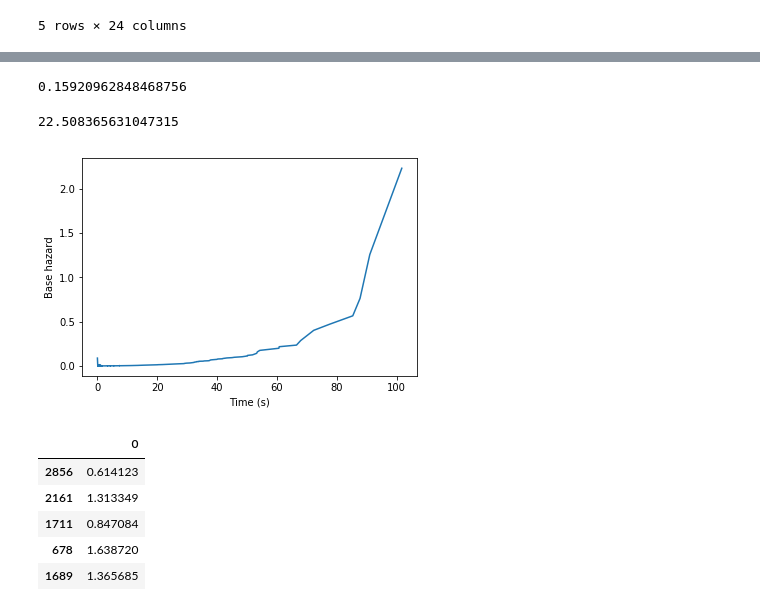
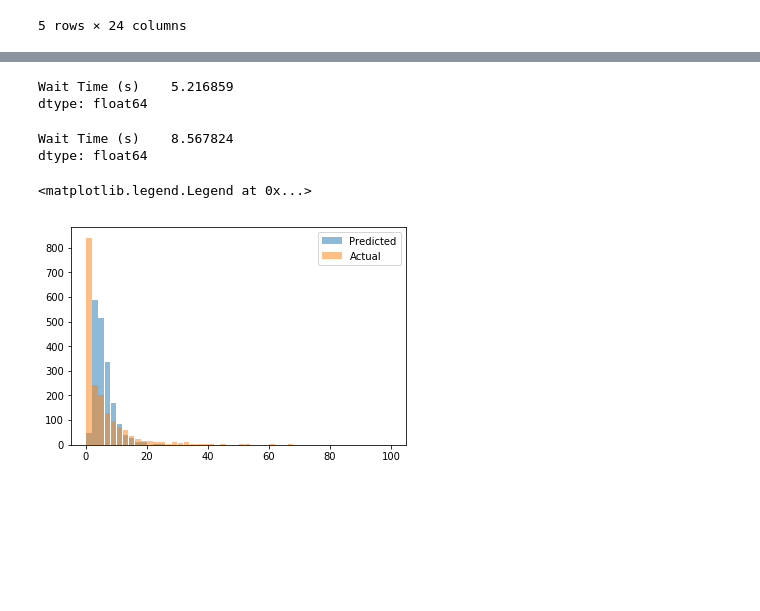
Before and after one commit to arashk1990/ProjectVR, a Jupyter notebook: models/cph.ipynb, the cells around one changed output, grey strips where cells are left out. Cells and saved outputs as stored; diff of their text form; code cells hidden in the pictures; blank space fills up the shorter version.

```diff
--- a/models/cph.ipynb
+++ b/models/cph.ipynb
@@ -43,3 +46,8 @@ numcars_0            0.18       1.19      0.07  2.45   0.01      6.13        0.0
 ---
 Concordance = 0.60
 Log-likelihood ratio test = 259.85 on 22 df, -log2(p)=138.90
+# %%
+prediction = pd.DataFrame(cph.predict_expectation(NCtrain))
+prediction.columns=['Wait Time (s)']
+AVG = pd.DataFrame(NCtrain['Wait Time (s)']).mean()
+print (AVG)
@@ -46,25 +69,30 @@ Log-likelihood ratio test = 259.85 on 22 df, -log2(p)=138.90
+# %%
+diff = abs(prediction-pd.DataFrame(NCtrain['Wait Time (s)'])).mean()
+#mean difference between predicted and actual wait time
+print (diff)
+# %% [output]
+Wait Time (s)    5.216859
+dtype: float64
+# %%
+RMSE = np.sqrt(np.mean((prediction-pd.DataFrame(NCtrain['Wait Time (s)']))**2))
+print (RMSE)
+# %% [output]
+Wait Time (s)    8.567824
+dtype: float64
+# %%
+plt.hist(prediction.values, alpha=0.5, bins = 50, rwidth=0.9, range = (0,100), label='Predicted')
+plt.hist(NCtrain['Wait Time (s)'], alpha=0.5, bins = 50, rwidth=0.9, range = (0,100),  label='Actual')
+plt.legend(loc='upper right')
+# %% [output]
+<matplotlib.legend.Legend at 0x...>
+[figure, added]
 # %%
-prediction = pd.DataFrame(cph.predict_expectation(NCtrain))
+prediction = pd.DataFrame(cph.predict_expectation(NCtest))
 prediction.columns=['Wait Time (s)']
-
-RSS = np.linalg.norm(prediction-pd.DataFrame(NCtrain['Wait Time (s)']))**2   #residual sum of squares
-AVG = pd.DataFrame(NCtrain['Wait Time (s)']).mean()
-TSS = np.linalg.norm(pd.DataFrame(NCtrain['Wait Time (s)'])-AVG)**2         #Total sum of square
+RSS = np.linalg.norm(prediction-pd.DataFrame(NCtest['Wait Time (s)']))**2   #residual sum of squares
+AVG = pd.DataFrame(NCtest['Wait Time (s)']).mean()
+TSS = np.linalg.norm(pd.DataFrame(NCtest['Wait Time (s)'])-AVG)**2         #Total sum of square
 
 R2 = 1-RSS/TSS                       #R squared
 
 R2
-# %% [output]
-0.15920962848468756
-# %%
- np.trapz((0.614123*cph.baseline_hazard_).reset_index()['baseline hazard'],cph.baseline_hazard_.index)
-# %% [output]
-22.508365631047315
-# %%
-plt.xlabel('Time (s)')
-plt.ylabel('Base hazard')
-plt.plot(x.index,x['baseline hazard'])
-plt.plot(x.index,)
-plt.show()
-# %% [output]
-[figure, removed]
@@ -73,9 +98,0 @@ x=cph.predict_cumulative_hazard(NCtrain)
-# %%
-cph.predict_partial_hazard(NCtrain).head()
-# %% [output]
-|  | 0 |
-| 2856 | 0.614123 |
-| 2161 | 1.313349 |
-| 1711 | 0.847084 |
-| 678 | 1.638720 |
-| 1689 | 1.365685 |
```
Also changed, not shown: parts of 19 cells of this notebook, 3 other files.
